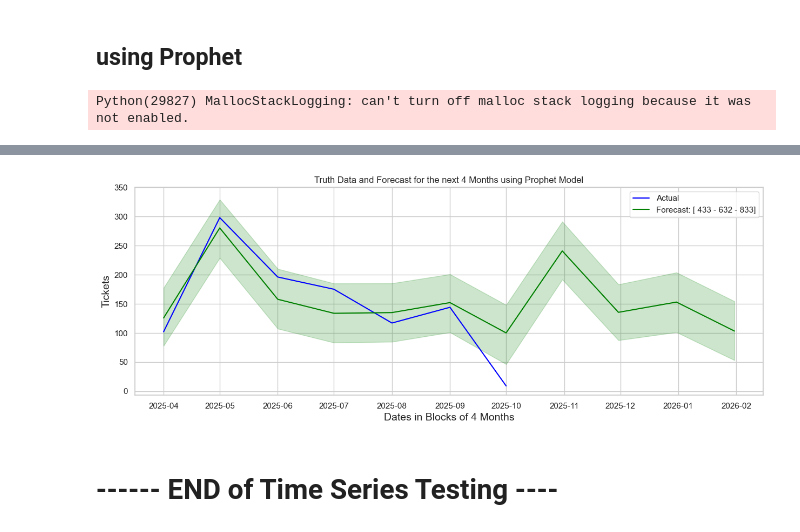
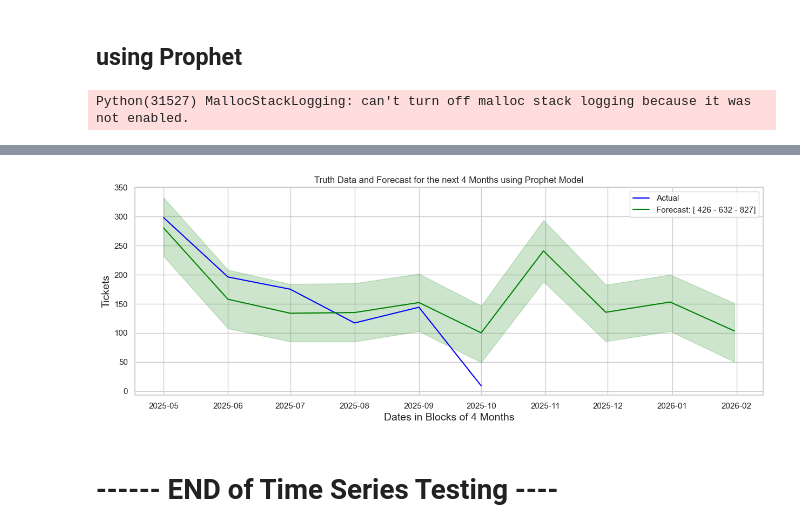
Before and after one commit to jorgeerodriguez/Jira, a Jupyter notebook: Jira.ipynb, the cells around one changed output, grey strips where cells are left out. Drawn from its saved outputs; the diff is of its cells as text; code cells hidden in the pictures.

```diff
--- a/Jira.ipynb
+++ b/Jira.ipynb
@@ -2978,8 +2987,8 @@ yhat_high = forecast.iloc[-periods:,:]['yhat_upper'].values
 yhat = forecast.iloc[-periods:,:]['yhat'].values
 fig, ax = plt.subplots(figsize=(15,5))
 # Only plot data from April 2025 onwards
-mask = df_p['ds'] >= pd.Timestamp('2025-04-01')
-mask1 = forecast['ds'] >= pd.Timestamp('2025-04-01')
+mask = df_p['ds'] >= pd.Timestamp('2025-05-01')
+mask1 = forecast['ds'] >= pd.Timestamp('2025-05-01')
 #plt.figure(figsize=(15, 6))
 plt.plot(df_p.loc[mask, 'ds'], df_p.loc[mask, 'y'], label='Actual', color='blue')
 #plt.plot(forecast.loc[mask1, 'ds'], forecast.loc[mask1, 'trend'], label='Trend',color='orange')
@@ -3006,7 +3015,7 @@ ax.set_ylabel("Tickets", fontsize=14)
 #ax.set_ylim(bottom=000000,top=2000000)
 plt.show()
 # %% [output]
-Python(29827) MallocStackLogging: can't turn off malloc stack logging because it was not enabled.
+Python(31527) MallocStackLogging: can't turn off malloc stack logging because it was not enabled.
 Requirement already satisfied: prophet in /Library/Frameworks/Python.framework/Versions/3.13/lib/python3.13/site-packages (1.1.6)
 Requirement already satisfied: cmdstanpy>=1.0.4 in /Library/Frameworks/Python.framework/Versions/3.13/lib/python3.13/site-packages (from prophet) (1.2.5)
 Requirement already satisfied: numpy>=1.15.4 in /Library/Frameworks/Python.framework/Versions/3.13/lib/python3.13/site-packages (from prophet) (2.2.3)
@@ -3034,4 +3039,4 @@ Python(29828) MallocStackLogging: can't turn off malloc stack logging because it
-[figure, old version]
+[figure, new version]
 # %% [markdown]
 # ------ END of Time Series Testing ----
 # %%
```
Also changed, not shown: parts of 8 cells of this notebook.
